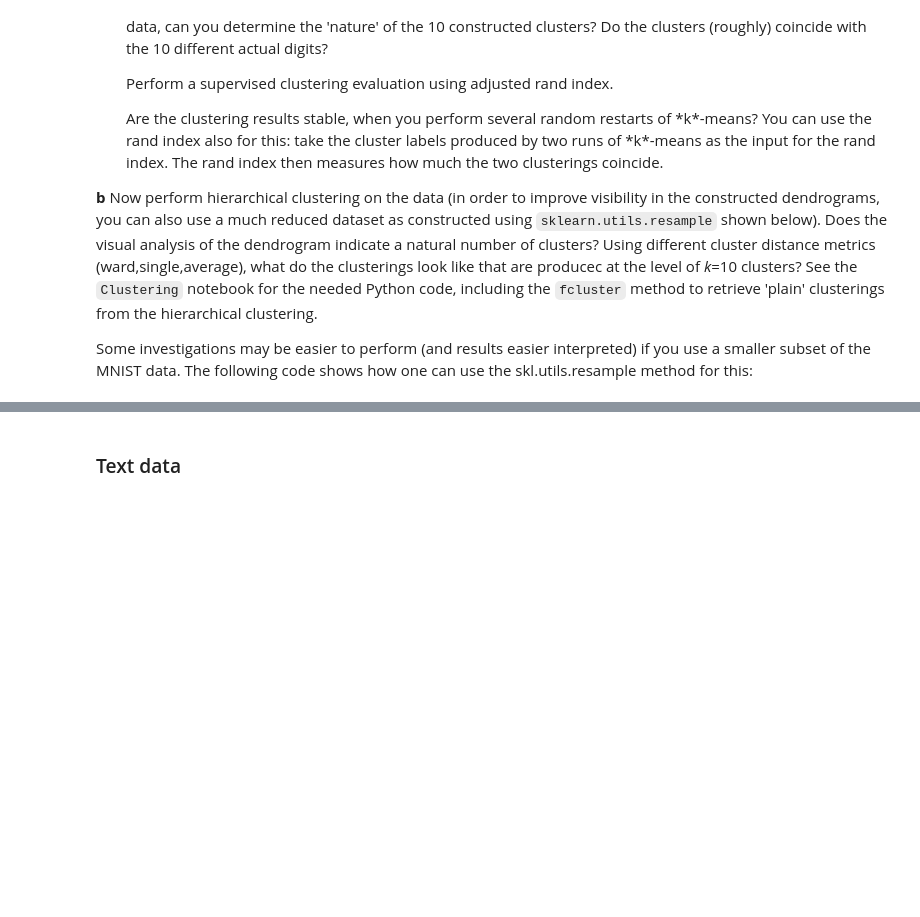
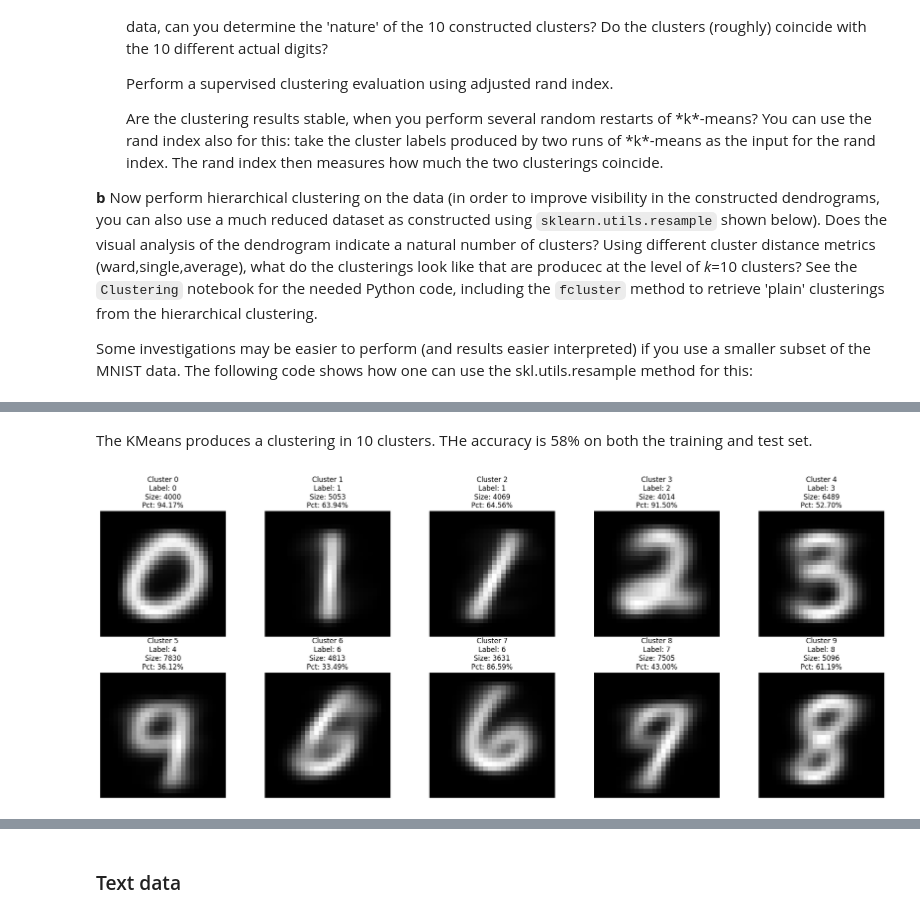
Before and after one commit to kennethelong/firstPyhtonProject, a Jupyter notebook: Exam/Exercise_sheet_E24-3.ipynb, the cells around one changed output, grey strips where cells are left out. Saved outputs shown, nothing was run; the diff lists cells and outputs as text; code cells hidden in the pictures; blank space fills up the shorter version.

```diff
--- a/Exam/Exercise_sheet_E24-3.ipynb
+++ b/Exam/Exercise_sheet_E24-3.ipynb
@@ -75,0 +94,29 @@ Train Clustering Accuracy: 61.64%
+# %% [markdown]
+The KMeans produces a clustering in 10 clusters. THe accuracy is 58% on both the training and test set.
+# %%
+import matplotlib.pyplot as plt
+
+# Calculate cluster percentages
+cluster_percentages = np.zeros(k)
+for i in range(k):
+    mask = (train_clusters == i)
+    cluster_percentages[i] = (np.sum(y_train[mask] == cluster_labels[i]) / np.sum(mask)) * 100
+
+# Order clusters by the most common label
+order = np.argsort(cluster_labels)
+ordered_centroids = kmeans.cluster_centers_[order]
+ordered_labels = cluster_labels[order]
+ordered_percentages = cluster_percentages[order]
+
+# Visualize ordered cluster centroids
+rows = int(k / 5)
+fig, axes = plt.subplots(rows, 5, figsize=(20, 4 * rows))
+for ax, cc, label, pct, i in zip(axes.ravel(), ordered_centroids, ordered_labels, ordered_percentages, range(k)):
+    cluster_size = len(np.where(train_clusters == order[i])[0])
+    ax.set_title(f"Cluster {i}\nLabel: {int(label)}\nSize: {cluster_size}\nPct: {pct:.2f}%")
+    ax.imshow(cc.reshape(28, 28), cmap='gray')
+    ax.axis('off')
+plt.tight_layout()
+plt.show()
+# %% [output]
+[figure, added]
```
Also changed, not shown: parts of 6 cells of this notebook, 3 other files.
